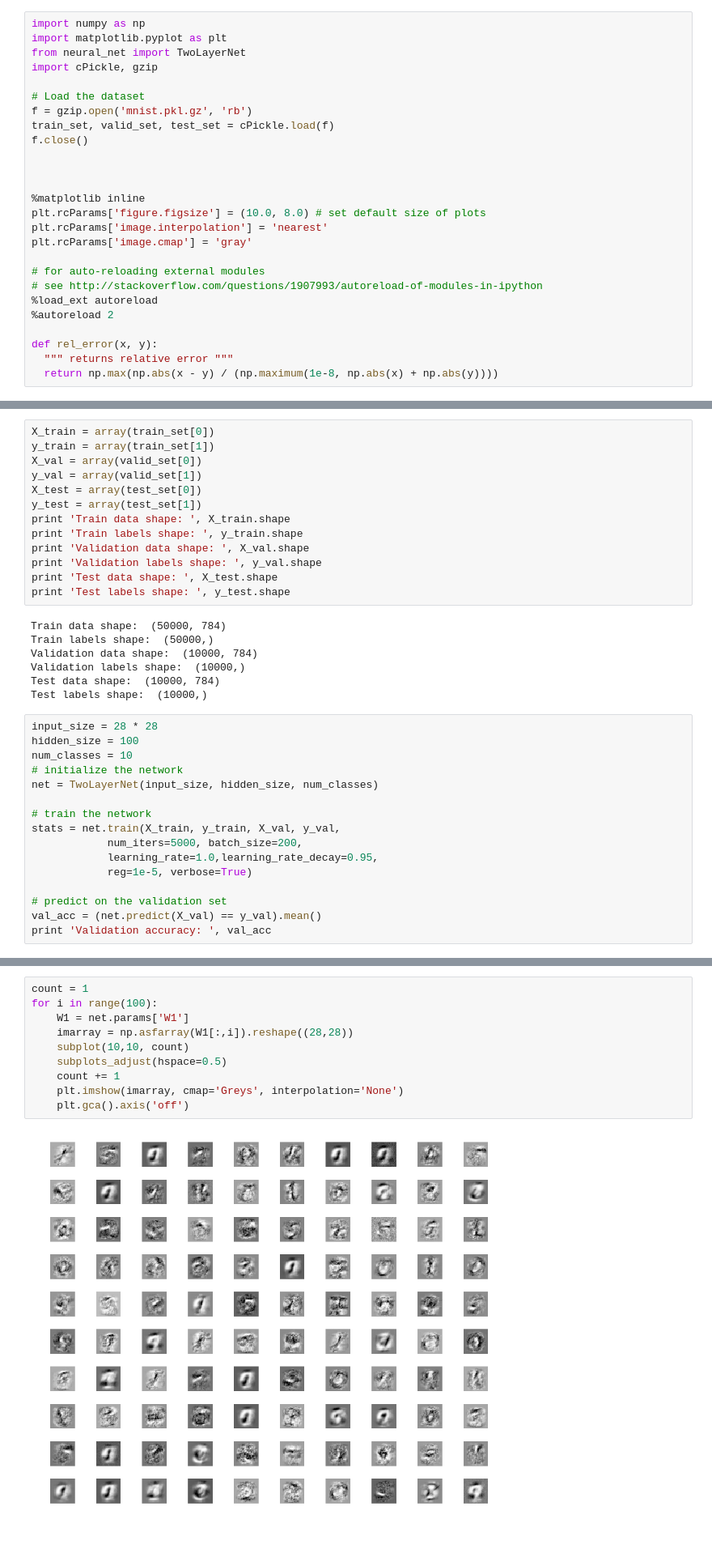
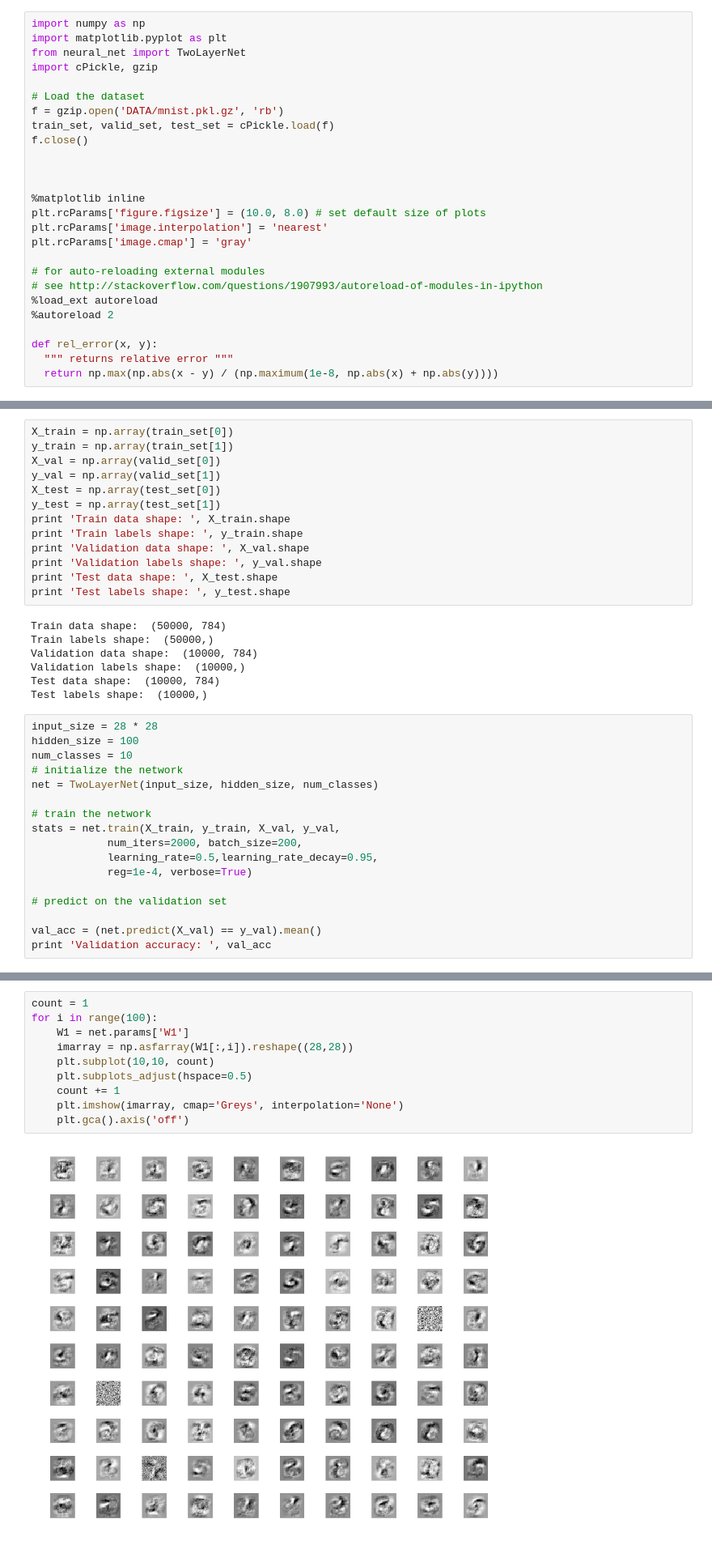
Before and after one commit to saforem2/MNIST_CHEAP, a Jupyter notebook: MNIST_neural_net.ipynb, the cells around one changed output, grey strips where cells are left out. Shown at 81% size. Drawn from its saved outputs; the diff is of its cells as text.

```diff
--- a/MNIST_neural_net.ipynb
+++ b/MNIST_neural_net.ipynb
@@ -5,7 +5,7 @@ from neural_net import TwoLayerNet
 import cPickle, gzip
 
 # Load the dataset
-f = gzip.open('mnist.pkl.gz', 'rb')
+f = gzip.open('DATA/mnist.pkl.gz', 'rb')
 train_set, valid_set, test_set = cPickle.load(f)
 f.close()
 
@@ -28,12 +28,12 @@ def rel_error(x, y):
 The autoreload extension is already loaded. To reload it, use:
   %reload_ext autoreload
 # %%
-X_train = array(train_set[0])
-y_train = array(train_set[1])
-X_val = array(valid_set[0])
-y_val = array(valid_set[1])
-X_test = array(test_set[0])
-y_test = array(test_set[1])
+X_train = np.array(train_set[0])
+y_train = np.array(train_set[1])
+X_val = np.array(valid_set[0])
+y_val = np.array(valid_set[1])
+X_test = np.array(test_set[0])
+y_test = np.array(test_set[1])
 print 'Train data shape: ', X_train.shape
 print 'Train labels shape: ', y_train.shape
 print 'Validation data shape: ', X_val.shape
@@ -56,11 +56,12 @@ net = TwoLayerNet(input_size, hidden_size, num_classes)
 
 # train the network
 stats = net.train(X_train, y_train, X_val, y_val,
-            num_iters=5000, batch_size=200,
-            learning_rate=1.0,learning_rate_decay=0.95,
-            reg=1e-5, verbose=True)
+            num_iters=2000, batch_size=200,
+            learning_rate=0.5,learning_rate_decay=0.95,
+            reg=1e-4, verbose=True)
 
 # predict on the validation set
+
 val_acc = (net.predict(X_val) == y_val).mean()
 print 'Validation accuracy: ', val_acc
 # %% [output]
@@ -110,12 +112,12 @@ Test accuracy:  0.9768
 # %%
 count = 1
 for i in range(100):
     W1 = net.params['W1']
     imarray = np.asfarray(W1[:,i]).reshape((28,28))
-    subplot(10,10, count)
-    subplots_adjust(hspace=0.5)
+    plt.subplot(10,10, count)
+    plt.subplots_adjust(hspace=0.5)
     count += 1
     plt.imshow(imarray, cmap='Greys', interpolation='None')
     plt.gca().axis('off')
 # %% [output]
-[figure, old version]
+[figure, new version]
```
Also changed, not shown: parts of 4 cells of this notebook, 4 other files.
